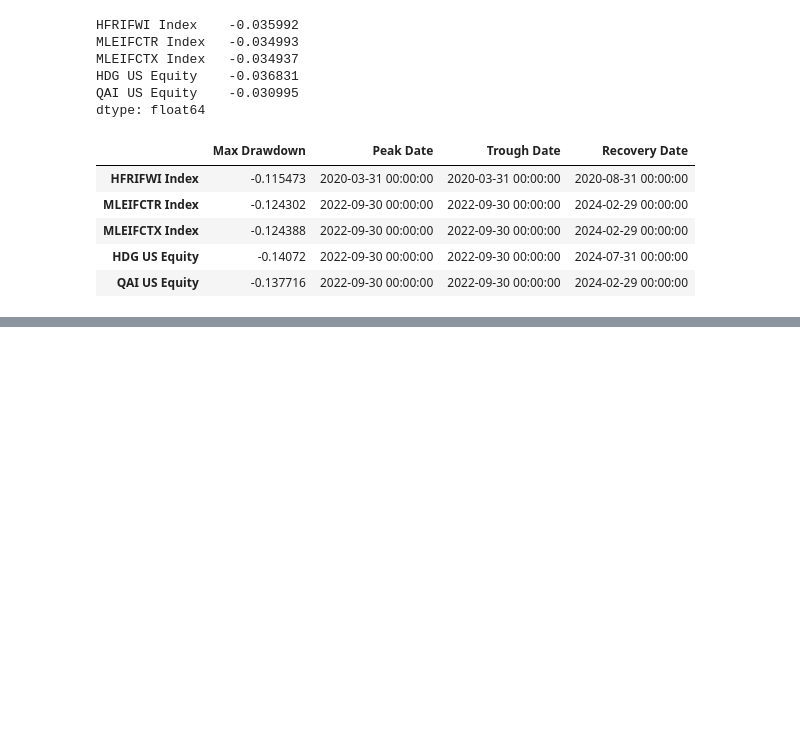
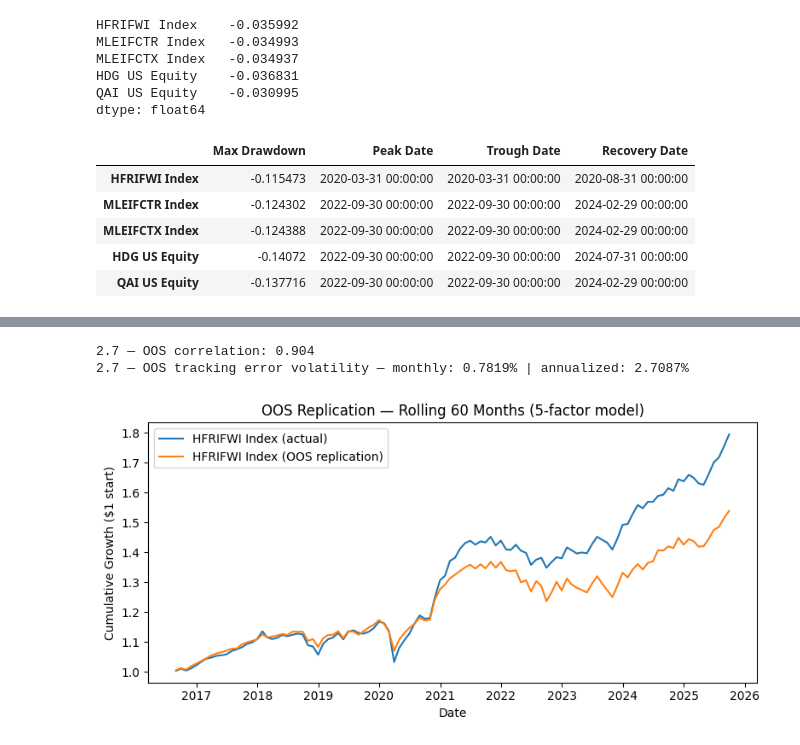
Before and after one commit to sidsahacodes/finm36700, a Jupyter notebook: HW2/HW2.ipynb, the cells around one changed output, grey strips where cells are left out. Drawn from its saved outputs; the diff is of its cells as text; code cells hidden in the pictures; blank space fills up the shorter version.

```diff
--- a/HW2/HW2.ipynb
+++ b/HW2/HW2.ipynb
@@ -104,0 +348,38 @@ dtype: float64
+# %%
+# 2.7 — Rolling 60-month OOS replication (using the same 5-factor set)
+ROLL = 60
+oos_fit = pd.Series(index=aligned.index, dtype=float)
+
+for i in range(ROLL, len(aligned)):
+    train = aligned.iloc[i-ROLL:i]
+    testX = aligned.iloc[i:i+1][factors_n]
+    Xtr = sm.add_constant(train[factors_n].values, has_constant='add')
+    ytr = train[HFRI].values
+    resr = sm.OLS(ytr, Xtr).fit()
+    Xt = sm.add_constant(testX.values, has_constant='add')
+    oos_fit.iloc[i] = float((Xt @ resr.params).item())
+
+mask = oos_fit.notna()
+y_oos = aligned.loc[mask, HFRI]
+f_oos = oos_fit.loc[mask]
+
+oos_corr = np.corrcoef(y_oos, f_oos)[0,1]
+oos_te_m = (y_oos - f_oos).std(ddof=1)
+oos_te_a = oos_te_m * math.sqrt(12)
+print(f"2.7 — OOS correlation: {oos_corr:.3f}")
+print(f"2.7 — OOS tracking error volatility — monthly: {oos_te_m:.4%} | annualized: {oos_te_a:.4%}")
+
+def cum_from_simple(r: pd.Series) -> pd.Series:
+    return (1 + r.fillna(0)).cumprod()
+
+import matplotlib.pyplot as plt
+fig, ax = plt.subplots(figsize=(8,4))
+ax.plot(y_oos.index, cum_from_simple(y_oos), label=f"{HFRI} (actual)")
+ax.plot(f_oos.index, cum_from_simple(f_oos), label=f"{HFRI} (OOS replication)")
+ax.set_title(f"OOS Replication — Rolling {ROLL} Months (5-factor model)")
+ax.legend(); ax.set_xlabel("Date"); ax.set_ylabel("Cumulative Growth ($1 start)")
+plt.tight_layout(); plt.show()
+# %% [output]
+2.7 — OOS correlation: 0.904
+2.7 — OOS tracking error volatility — monthly: 0.7819% | annualized: 2.7087%
+[figure, added]
```
Also changed, not shown: parts of 9 cells of this notebook.
